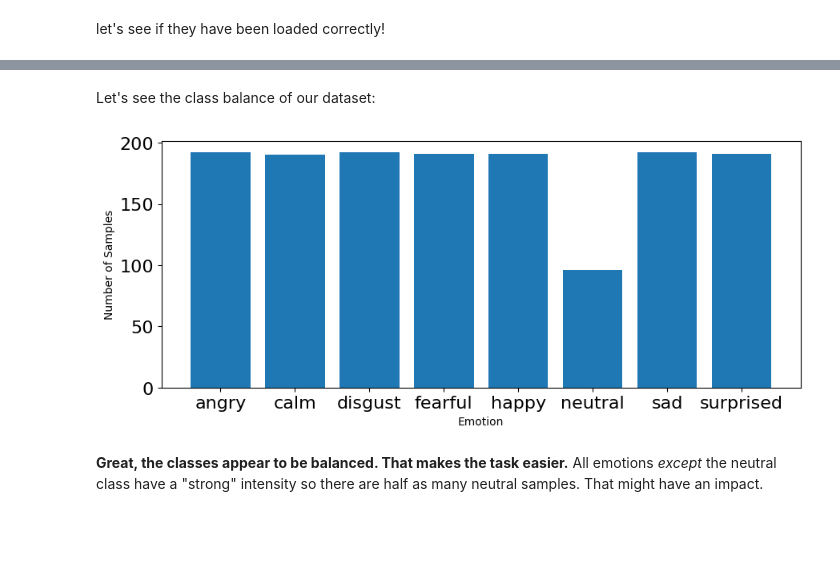
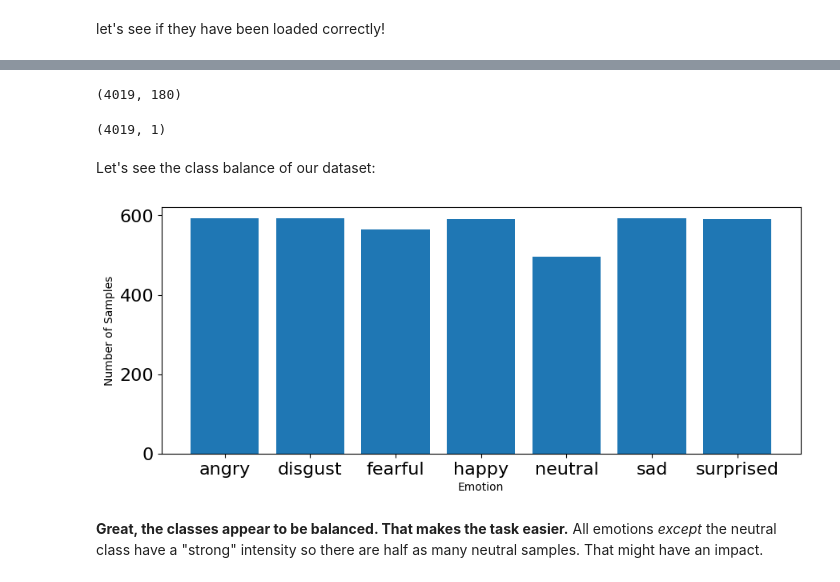
Before and after one commit to Prathamesh-Shanbhag/Week3-Machine_Learning, a Jupyter notebook: Week3_RAVDESS&TESS_ML.ipynb, the cells around one changed output, grey strips where cells are left out. Saved outputs shown, nothing was run; the diff lists cells and outputs as text; code cells hidden in the pictures; blank space fills up the shorter version.

```diff
--- a/Week3_RAVDESS&TESS_ML.ipynb
+++ b/Week3_RAVDESS&TESS_ML.ipynb
@@ -26,8 +71,8 @@ import warnings; warnings.filterwarnings('ignore')
 # %% [markdown]
 Once saved you only need to load them later by running the cell below, and **skip every cell above** except for the one in which we import libraries.
 # %%
-features=pd.read_excel('/content/drive/MyDrive/featuresRavdess.xlsx',index_col=0)
-emotions=pd.read_excel('/content/drive/MyDrive/emotionsRavdess.xlsx',index_col=0)
+features=pd.read_excel('/content/drive/MyDrive/featuresDataset.xlsx',index_col=0)
+emotions=pd.read_excel('/content/drive/MyDrive/emotionsDataset.xlsx',index_col=0)
 # %% [markdown]
 let's see if they have been loaded correctly!
 # %%
@@ -42,20 +87,28 @@ features.head()
 5 rows × 180 columns
+# %%
+features.shape
+# %% [output]
+(4019, 180)
+# %%
+emotions.shape
+# %% [output]
+(4019, 1)
 # %% [markdown]
 Let's see the class balance of our dataset:
 # %%
 # plot emotions
 plt.figure(figsize=(35,4))
 plt.subplot(1,3,1)
 #np.unique returns ordered list of unique elements and count of each element
 emotion_list, count = np.unique(emotions, return_counts=True)
-plt.bar(x=range(8), height=count)
-plt.xticks(ticks=range(8), labels = [emotion for emotion in emotion_list],fontsize=10)
+plt.bar(x=range(7), height=count)
+plt.xticks(ticks=range(7), labels = [emotion for emotion in emotion_list],fontsize=10)
 plt.xlabel('Emotion')
 plt.tick_params(labelsize=16)
 plt.ylabel('Number of Samples')
 plt.show()
 # %% [output]
-[figure, old version]
+[figure, new version]
 # %% [markdown]
 **Great, the classes appear to be balanced. That makes the task easier.** All emotions _except_ the neutral class have a "strong" intensity so there are half as many neutral samples. That might have an impact.
 # %% [markdown]
```
Also changed, not shown: parts of 14 cells of this notebook.
